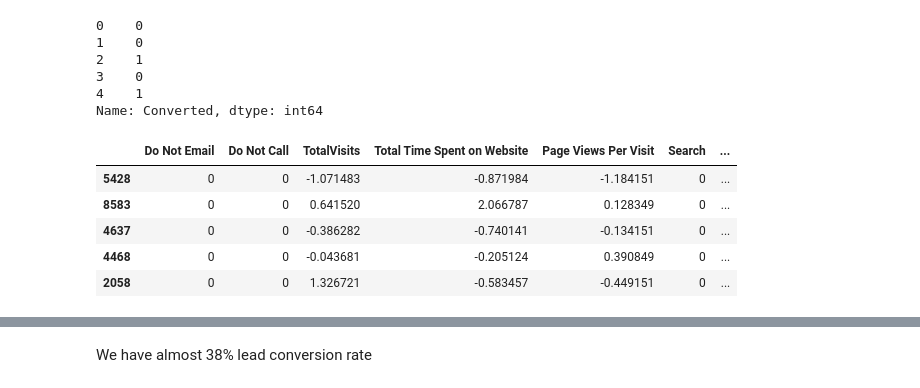
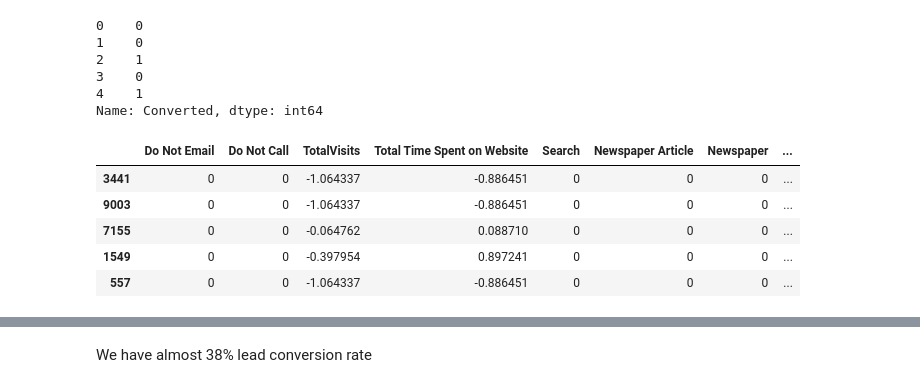
Before and after one commit to UshaVel/Lead_Scoring_Case_Study, a Jupyter notebook: Lead Scoring assignment.ipynb, the cells around one changed output, grey strips where cells are left out. Drawn from its saved outputs; the diff is of its cells as text; code cells hidden in the pictures.

```diff
--- a/Lead Scoring assignment.ipynb
+++ b/Lead Scoring assignment.ipynb
@@ -221,9 +224,6 @@ lead_data['Specialization'] = lead_data['Specialization'].fillna('Not Selected')
 # %%
 # How did you hear about X Education has 23.8% null values and huge amount of data in select- there is not enough variance in data. So dropping it
 lead_data.drop(['How did you hear about X Education'], axis=1, inplace=True)
-# %%
-#specialization has 24% values in Select and 15.5% null values
-lead_data['Specialization'] = lead_data['Specialization'].fillna('Not Selected')
 # %%
 lead_data['What matters most to you in choosing a course'].value_counts(normalize=True)
 # %% [output]
@@ -232,7 +232,4 @@ Better Career Prospects      0.999541
 Flexibility & Convenience    0.000306
 Other                        0.000153
 Name: proportion, dtype: float64
-# %%
-# Dropping as there is not enough variance in data
-lead_data['What matters most to you in choosing a course'] = lead_data['What matters most to you in choosing a course'].fillna('Not Selected')
 # %%
@@ -456 +531,3 @@ plt.show()
+# %%
+lead_data.drop(['Page Views Per Visit'], axis=1, inplace=True)
 # %% [markdown]
@@ -489,7 +565,4 @@ lead_data= lead_data[~(lead_data['TotalVisits'] > 17)]
 # %%
 #Total Time Spent on Website also has significant outlier. Dropping all the values >1838
 lead_data= lead_data[~(lead_data['Total Time Spent on Website'] > 1838)]
-# %%
-#Page Views Per Visit also has significant outlier. Dropping all the values >9
-lead_data= lead_data[~(lead_data['Page Views Per Visit'] > 9)]
 # %%
@@ -601,16 +673,16 @@ from sklearn.preprocessing import StandardScaler
 # %%
 scaler = StandardScaler()
 
-X_train[['Total Time Spent on Website','Page Views Per Visit','TotalVisits']] = scaler.fit_transform(X_train[['Total Time Spent on Website','Page Views Per Visit','TotalVisits']])
+X_train[['Total Time Spent on Website','TotalVisits']] = scaler.fit_transform(X_train[['Total Time Spent on Website','TotalVisits']])
 
 X_train.head()
 # %% [output]
-|  | Do Not Email | Do Not Call | TotalVisits | Total Time Spent on Website | Page Views Per Visit | Search | ... |
-| 5428 | 0 | 0 | -1.071483 | -0.871984 | -1.184151 | 0 | ... |
-| 8583 | 0 | 0 | 0.641520 | 2.066787 | 0.128349 | 0 | ... |
-| 4637 | 0 | 0 | -0.386282 | -0.740141 | -0.134151 | 0 | ... |
-| 4468 | 0 | 0 | -0.043681 | -0.205124 | 0.390849 | 0 | ... |
-| 2058 | 0 | 0 | 1.326721 | -0.583457 | -0.449151 | 0 | ... |
+|  | Do Not Email | Do Not Call | TotalVisits | Total Time Spent on Website | Search | Newspaper Article | Newspaper | ... |
+| 3441 | 0 | 0 | -1.064337 | -0.886451 | 0 | 0 | 0 | ... |
+| 9003 | 0 | 0 | -1.064337 | -0.886451 | 0 | 0 | 0 | ... |
+| 7155 | 0 | 0 | -0.064762 | 0.088710 | 0 | 0 | 0 | ... |
+| 1549 | 0 | 0 | -0.397954 | 0.897241 | 0 | 0 | 0 | ... |
+| 557 | 0 | 0 | -1.064337 | -0.886451 | 0 | 0 | 0 | ... |
 # %%
 ### Checking the lead conversion rate
 conversion= (sum(lead_data1['Converted'])/len(lead_data1['Converted'].index))*100
```
Also changed, not shown: parts of 123 cells of this notebook.
